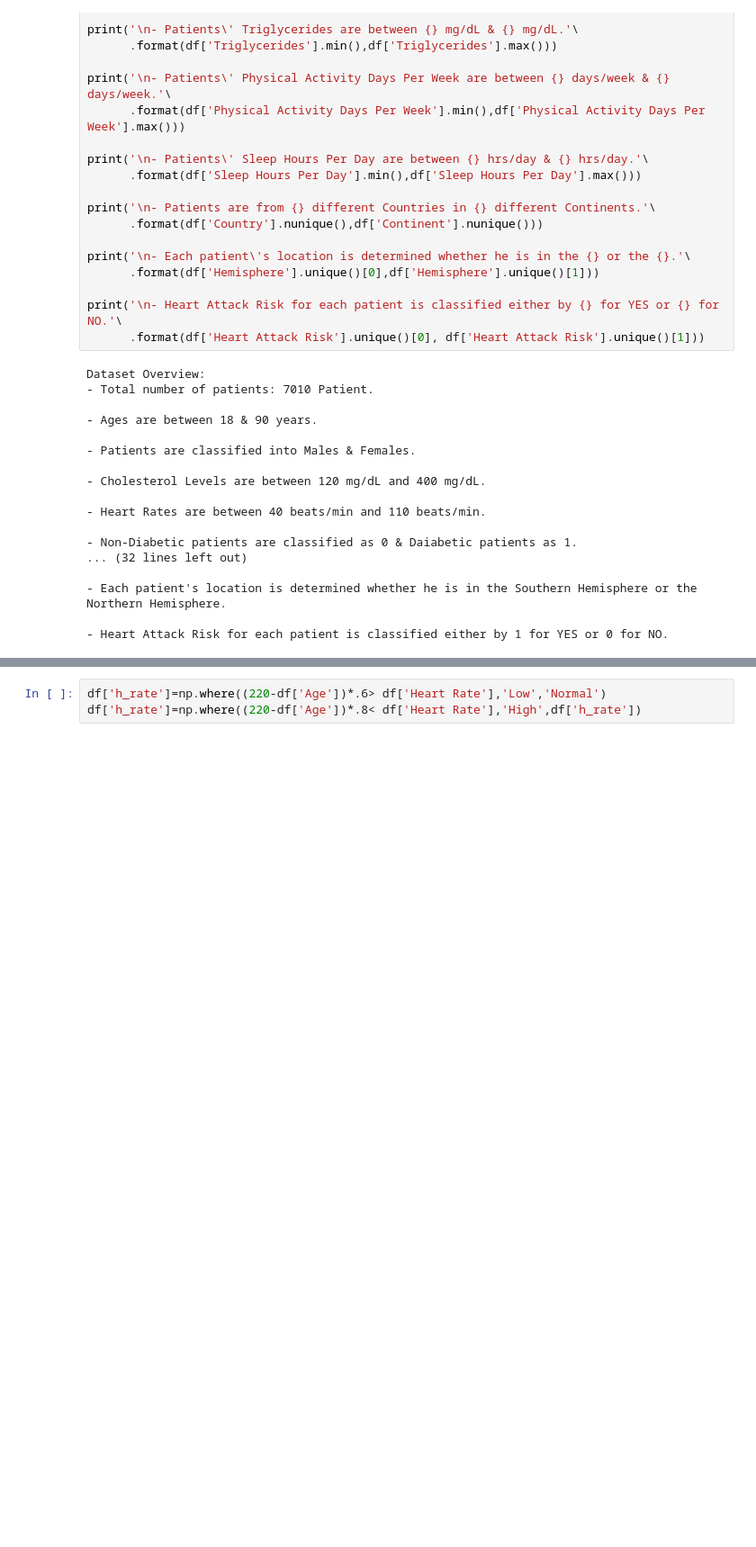
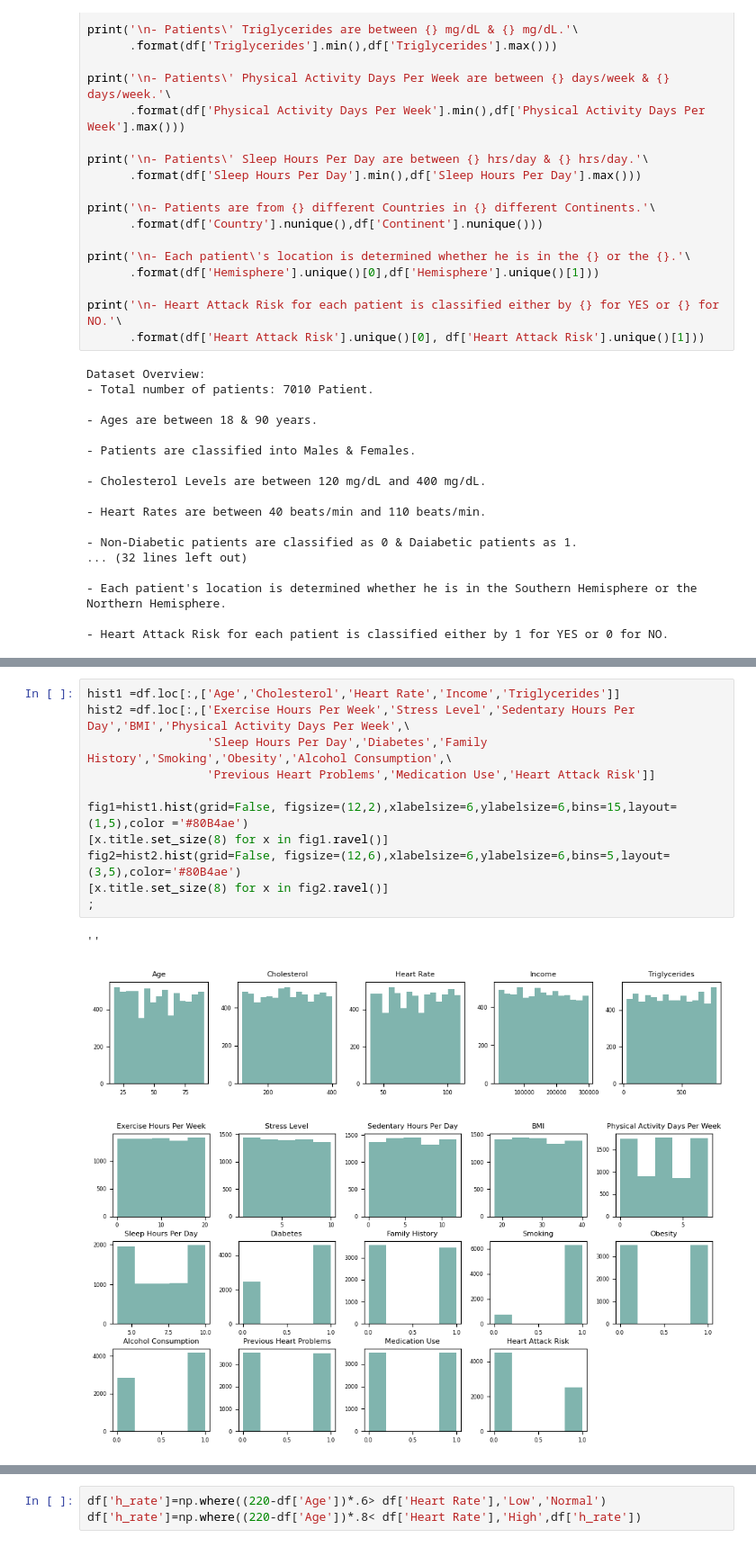
Before and after one commit to hend-a-ghafour/Heart_Attack_Risk_Analysis, a Jupyter notebook: Heart_Attack_Risk_Analysis.ipynb, the cells around one changed output, grey strips where cells are left out. Shown: that part at 90% size. Cells and saved outputs as stored; diff of their text form; blank space fills up the shorter version.

Commit message:
General Histogram

```diff
--- a/Heart_Attack_Risk_Analysis.ipynb
+++ b/Heart_Attack_Risk_Analysis.ipynb
@@ -217,6 +217,21 @@ df_stats
 | 50% | 53.0000 | 259.0000 | 75.0000 | 9.9830 | 5.0000 | 5.9369 | 157378.5000 | ... |
 | 75% | 72.0000 | 329.0000 | 93.0000 | 15.0297 | 8.0000 | 9.0176 | 227218.5000 | ... |
 | max | 90.0000 | 400.0000 | 110.0000 | 19.9987 | 10.0000 | 11.9993 | 299954.0000 | ... |
+# %%
+hist1 =df.loc[:,['Age','Cholesterol','Heart Rate','Income','Triglycerides']]
+hist2 =df.loc[:,['Exercise Hours Per Week','Stress Level','Sedentary Hours Per Day','BMI','Physical Activity Days Per Week',\
+                 'Sleep Hours Per Day','Diabetes','Family History','Smoking','Obesity','Alcohol Consumption',\
+                 'Previous Heart Problems','Medication Use','Heart Attack Risk']]
+
+fig1=hist1.hist(grid=False, figsize=(12,2),xlabelsize=6,ylabelsize=6,bins=15,layout=(1,5),color ='#80B4ae')
+[x.title.set_size(8) for x in fig1.ravel()]
+fig2=hist2.hist(grid=False, figsize=(12,6),xlabelsize=6,ylabelsize=6,bins=5,layout=(3,5),color='#80B4ae')
+[x.title.set_size(8) for x in fig2.ravel()]
+;
+# %% [output]
+''
+[figure, added]
+[figure, added]
 # %%
 #Distributions:
 
```
Also changed, not shown: parts of 1 cell of this notebook.
